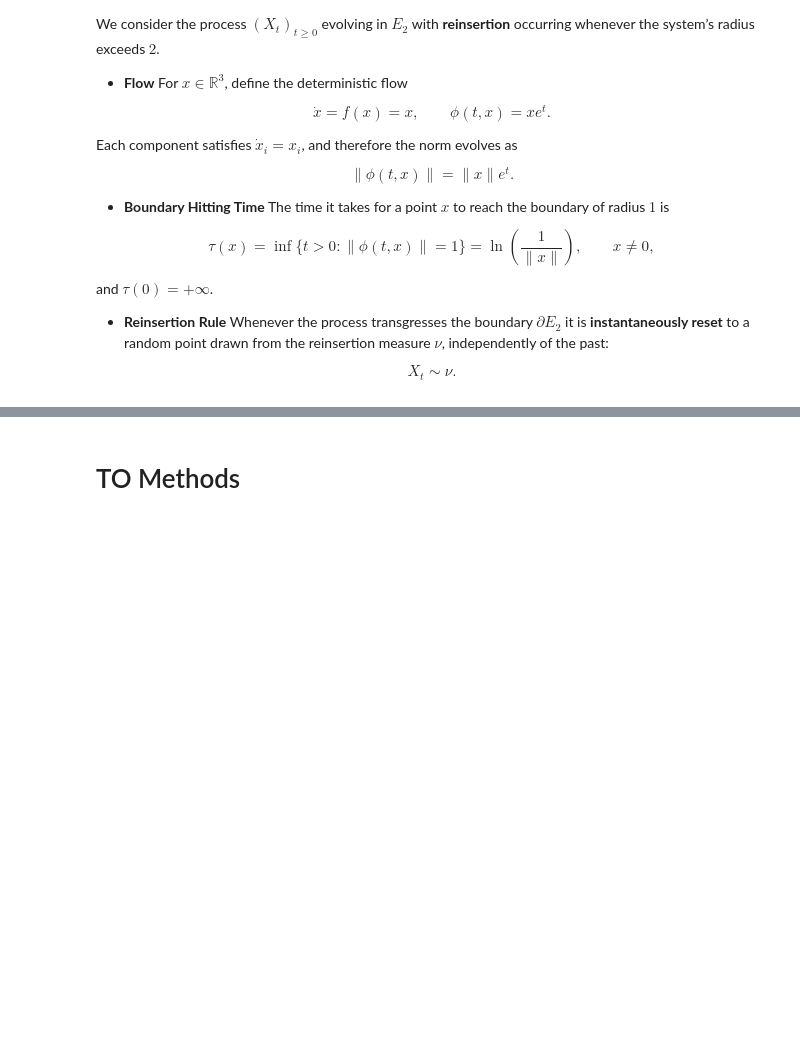
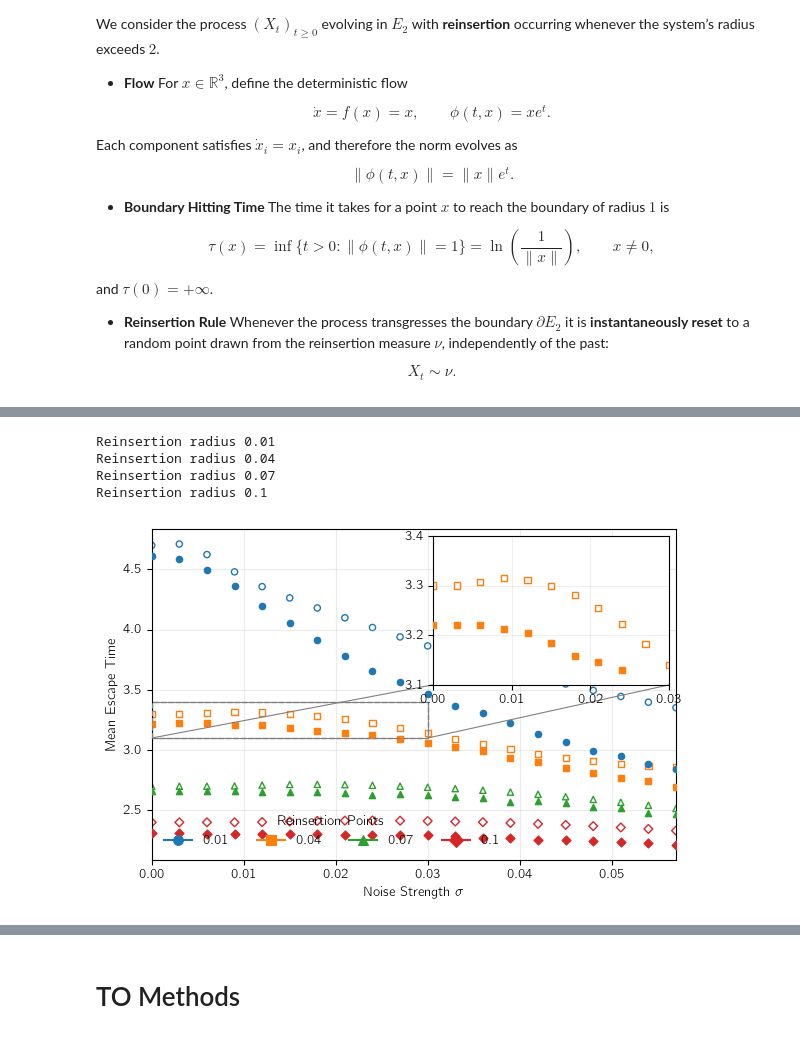
Before and after one commit to hschoeller/Stochastic_Intertia, a Jupyter notebook: code/code_deposit/Toy3d.ipynb, the cells around one changed output, grey strips where cells are left out. Drawn from its saved outputs; the diff is of its cells as text; code cells hidden in the pictures; blank space fills up the shorter version.

```diff
--- a/code/code_deposit/Toy3d.ipynb
+++ b/code/code_deposit/Toy3d.ipynb
@@ -519,0 +228,52 @@ def compute_lifetimes_per_sigma_3d(
+# %%
+
+# now fill reinsert_TO by mapping reinsertion radii to indices and averaging precomputed t_escape
+reinsert_TO = np.empty((sigmas.size, reinsertion_radii.size), dtype=np.float64)
+for i, R in enumerate(reinsertion_radii):
+    print(f"Reinsertion radius {R}")
+    # compute reinsertion time indices (full-traj indices) for each starting point
+    rp_full = np.empty(len(norms_list), dtype=np.int64)
+    for k, norms in enumerate(norms_list):
+        rp_full[k] = np.argmin(np.abs(norms - R)) + offsets[k]
+
+    rp_in_blocking = np.nonzero(np.isin(np.nonzero(blocking_mask)[0], rp_full))[
+        0]  # indices into blocking_mask
+    if rp_in_blocking.size == 0:
+        reinsert_TO[:, i] = np.nan
+    else:
+        reinsert_TO[:, i] = t_escape_mat[:, rp_in_blocking].mean(axis=1)
+# %% [output]
+Reinsertion radius 0.01
+Reinsertion radius 0.04
+Reinsertion radius 0.07
+Reinsertion radius 0.1
+# %%
+import pickle
+with open("reinsert_TO_3d.pkl", "wb") as f:
+    pickle.dump(reinsert_TO, f)
+# %%
+with open("reinsert_TO_3d.pkl", "rb") as f:
+    reinsert_TO = pickle.load(f)
+# %%
+from matplotlib.ticker import MultipleLocator
+
+fig, ax, axins = plot_means_with_inset(
+    means_ana=None,
+    means=means,
+    reinsert_TO=reinsert_TO,
+    sigmas=sigmas,
+    s=20,
+    figsize=(6, 4),
+    inset_coords=(0.0, 0.03, 3.1, 3.4),
+    inset_width="45%",
+    inset_height="45%",
+    legend_loc="lower left",
+    legend_ncol=4,
+    axinset_xticks=MultipleLocator(0.01),
+    axinset_yticks=MultipleLocator(0.1),
+    reinsertion_points=reinsertion_radii,
+    dt_lower=dt_higher
+)
+# plt.savefig("../../Toy3d_AnaVSTraj.pdf", dpi=600, bbox_inches="tight")
+# %% [output]
+[figure, added]
```
Also changed, not shown: parts of 58 cells of this notebook, 12 other files.
